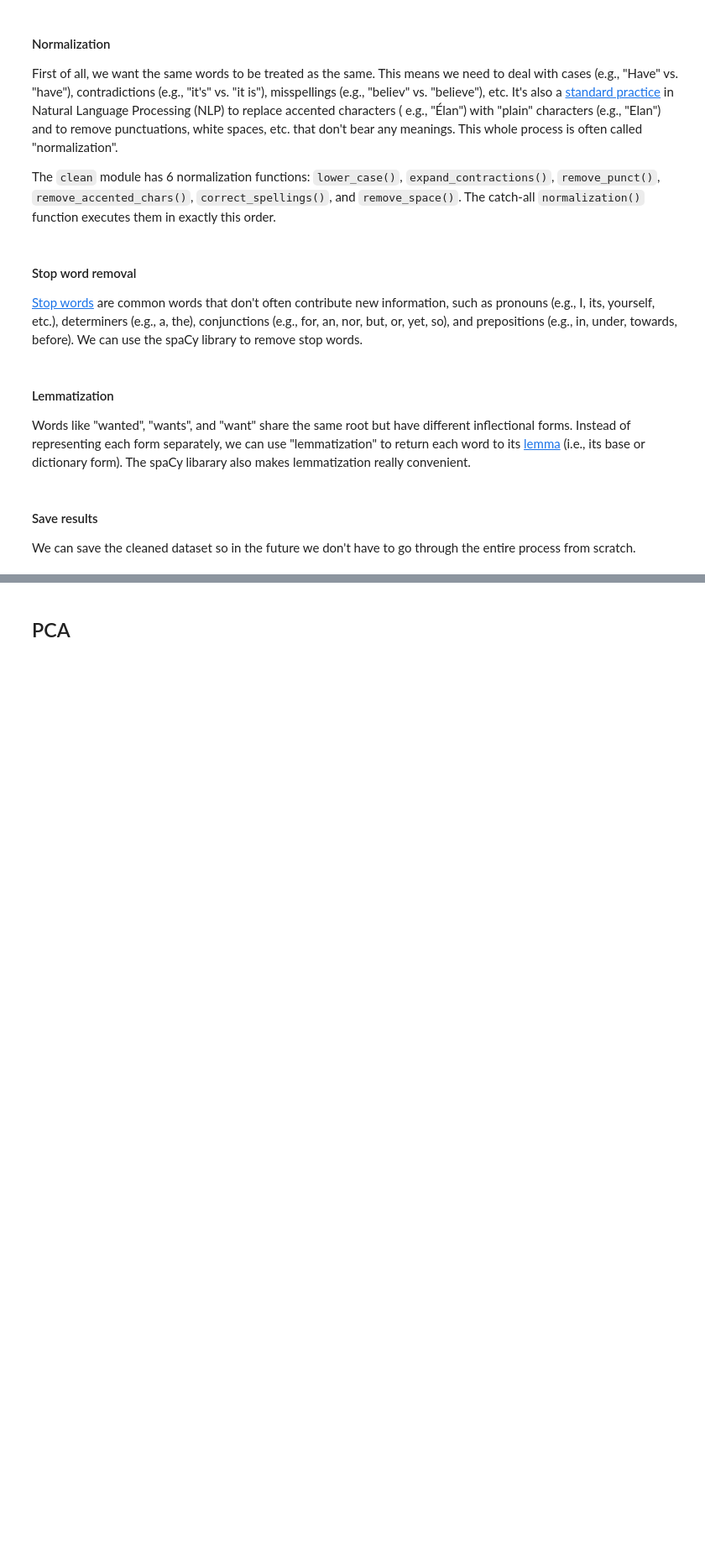
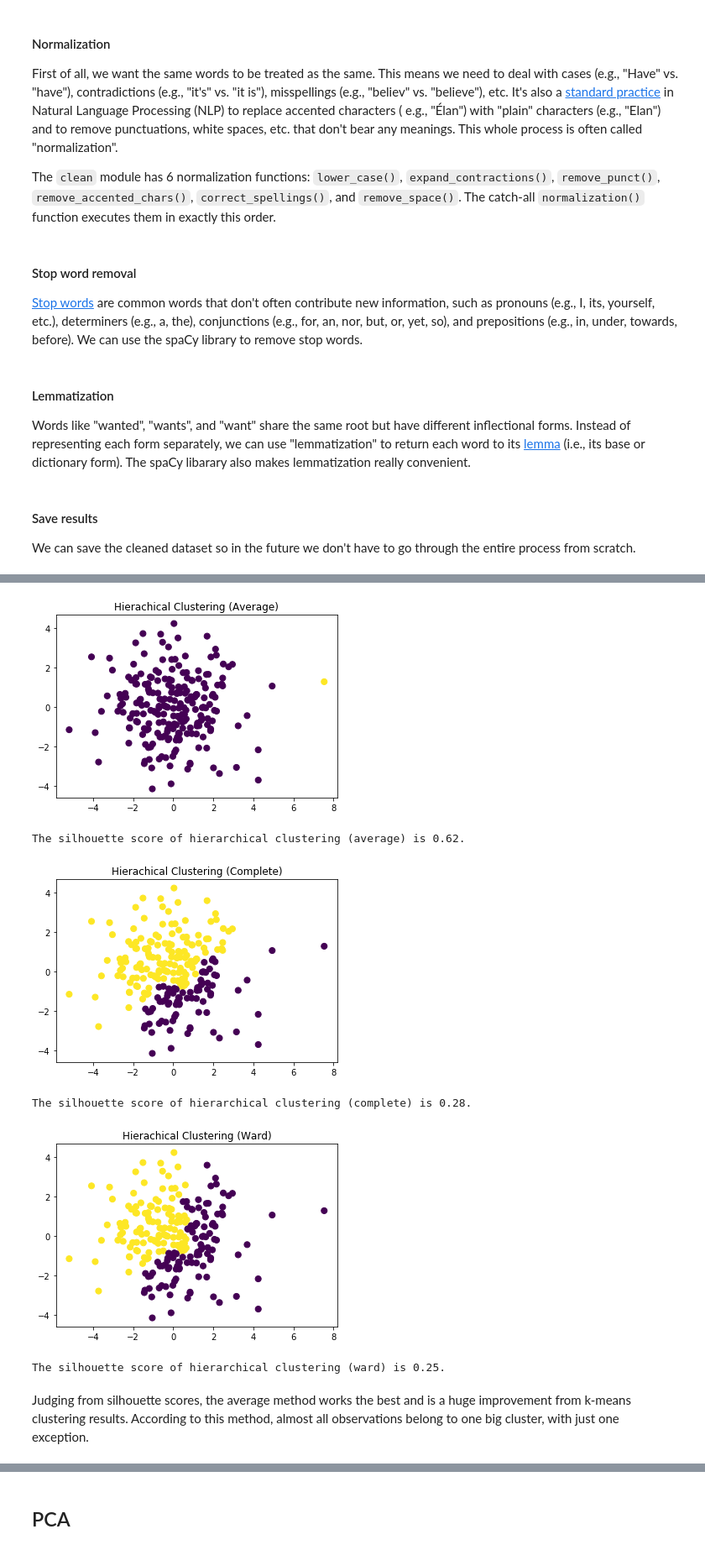
Before and after one commit to Yuan-Meng/unsupervised_learning, a Jupyter notebook: nightwish_eda.ipynb, the cells around one changed output, grey strips where cells are left out. Shown at 84% size. Cells and saved outputs as stored; diff of their text form; code cells hidden in the pictures; blank space fills up the shorter version.

```diff
--- a/nightwish_eda.ipynb
+++ b/nightwish_eda.ipynb
@@ -222,0 +279,31 @@ X_vocab = model[model.wv.vocab]
+# %%
+# Try different linkage methods
+links = ["average", "complete", "ward"]
+
+for link in links:
+
+    # Create object using each method
+    hier_model = AgglomerativeClustering(linkage=link, affinity="euclidean")
+
+    # Fit model
+    y_hier = hier_model.fit_predict(X_vocab_pca)
+
+    # Visualize results
+    plt.scatter(X_vocab_pca[:, 0], X_vocab_pca[:, 1], c=y_hier, s=50, cmap="viridis")
+    plt.title(f"Hierachical Clustering ({link.capitalize()})")
+    plt.show()
+
+    # Evaluate results
+    hier_silhouette = round(float(metrics.silhouette_score(X_vocab_pca, y_hier)), 2)
+    print(
+        f"The silhouette score of hierarchical clustering ({link}) is {hier_silhouette}."
+    )
+# %% [output]
+[figure, added]
+The silhouette score of hierarchical clustering (average) is 0.62.
+[figure, added]
+The silhouette score of hierarchical clustering (complete) is 0.28.
+[figure, added]
+The silhouette score of hierarchical clustering (ward) is 0.25.
+# %% [markdown]
+Judging from silhouette scores, the average method works the best and is a huge improvement from k-means clustering results. According to this method, almost all observations belong to one big cluster, with just one exception.
```
Also changed, not shown: parts of 43 cells of this notebook, 3 other files.
